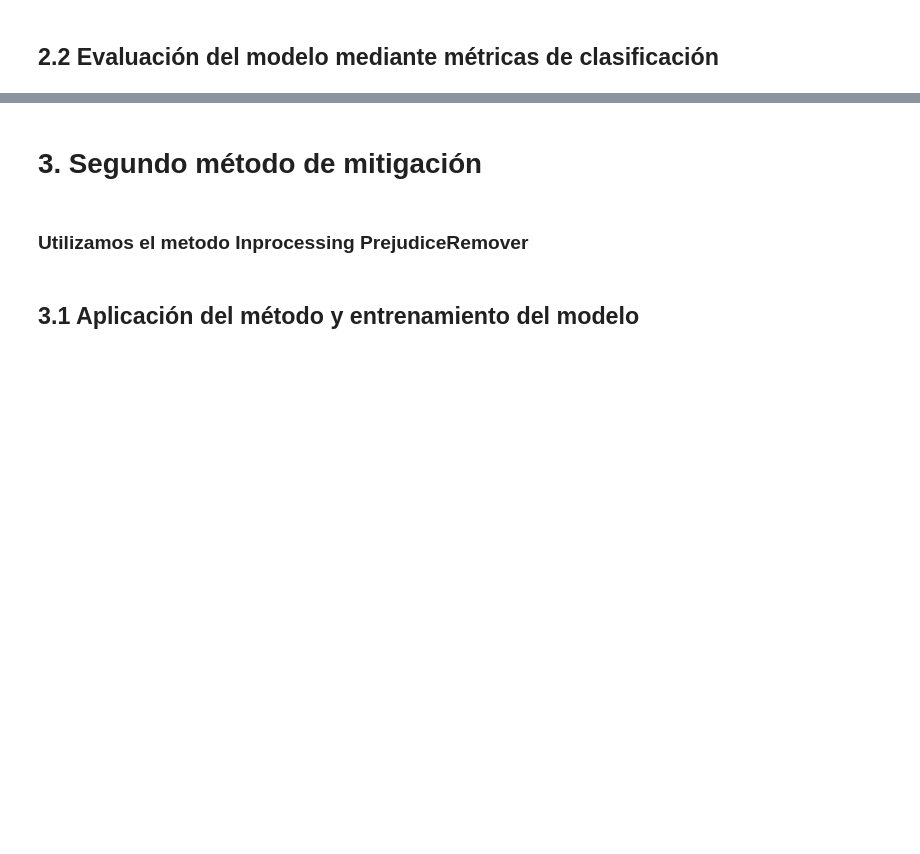
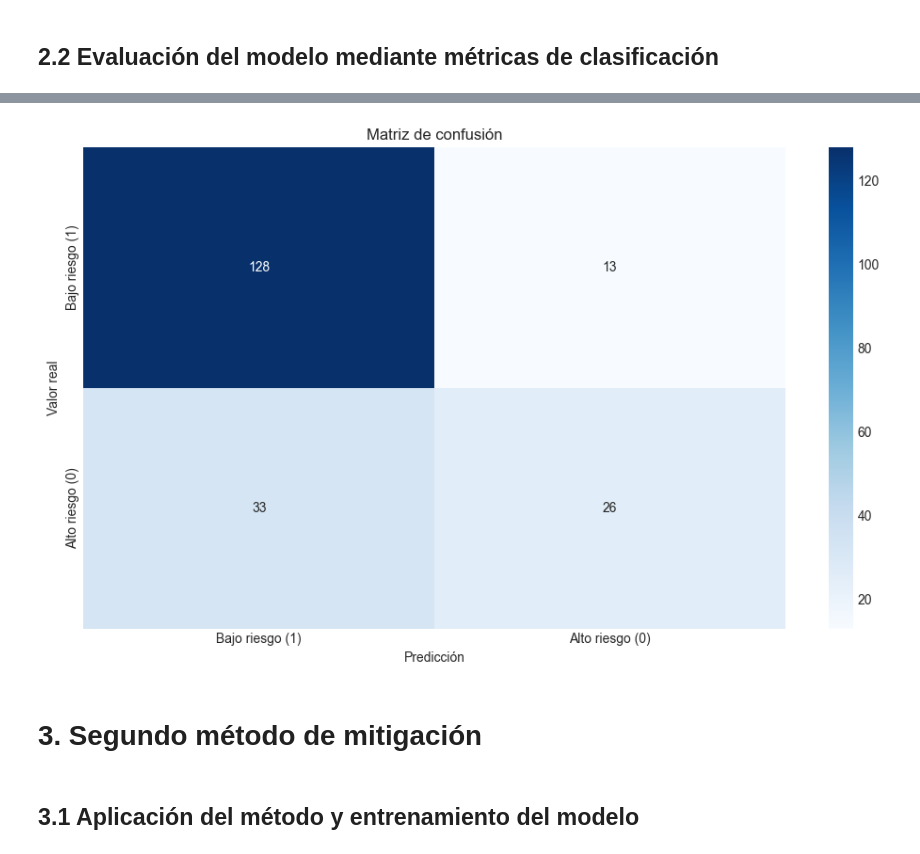
Before and after one commit to Gerardo1909/tpfinal_equidad, a Jupyter notebook: tp_final_fairness_ML/notebooks/05_modelo_mitigado.ipynb, the cells around one changed output, grey strips where cells are left out. Drawn from its saved outputs; the diff is of its cells as text; code cells hidden in the pictures; blank space fills up the shorter version.

```diff
--- a/tp_final_fairness_ML/notebooks/05_modelo_mitigado.ipynb
+++ b/tp_final_fairness_ML/notebooks/05_modelo_mitigado.ipynb
@@ -63,15 +40,0 @@ Distribución de clases en el conjunto de prueba: [ 59 141]
-# %%
-from holisticai.bias.metrics import classification_bias_metrics
-from sklearn.preprocessing import StandardScaler
-from holisticai.pipeline import Pipeline
-from sklearn.linear_model import LogisticRegression
-
-# Normalizamos los datos
-scaler = StandardScaler()
-X_train_scaled = scaler.fit_transform(X_train)
-X_test_scaled = scaler.transform(X_test)
-
-modelo = LogisticRegression(random_state=42, max_iter=1000)
-modelo.fit(X_train_scaled, y_train)
-
-y_pred_test = modelo.predict(X_test_scaled)
@@ -104,20 +41,31 @@ Baseline accuracy: 0.7650
 # %%
 from holisticai.bias.mitigation import CorrelationRemover
+
 mitigator = CorrelationRemover()
+
+metrics = {}
+
 model = LogisticRegression(random_state=42, max_iter=1000)
 
-pipeline = Pipeline(steps=[('scalar', StandardScaler()), ("bm_preprocessing", mitigator), ("estimator", model),])
+pipeline = Pipeline(steps=[
+                     ('scaler', StandardScaler()),
+                     ("bm_preprocessing", mitigator),
+                     ("estimator", model),
+                     ])
+
 pipeline.fit(X_train, y_train, bm__group_a=X_train['genre_male'] == 1, bm__group_b=X_train['genre_male'] == 0)
 
 y_pred_pipeline = pipeline.predict(X_test, bm__group_a=X_test['genre_male'] == 1, bm__group_b=X_test['genre_male'] == 0)
 
-metrics_preprocessing_correlationRemover = classification_bias_metrics(X_test['genre_male']==1, X_test['genre_male']==0, y_pred_pipeline, y_test, metric_type='both')
-
-accuracy_preprocessing_correlationRemover = accuracy_score(y_test, y_pred_pipeline)
+metrics_preprocessing_correlationRemover = classification_bias_metrics(
+    X_test['genre_male']==1,
+    X_test['genre_male']==0,
+    y_pred_pipeline,
+    y_test,
+    metric_type='both')
 
 metrics['CorrelationRemover'] = metrics_preprocessing_correlationRemover
 print(metrics_preprocessing_correlationRemover)
-print(f"Preprocessing model accuracy: {accuracy_preprocessing_correlationRemover:.4f}")
 # %% [output]
                                        Value  Reference
 Metric
@@ -138,7 +96,9 @@ Preprocessing model accuracy: 0.7700
+# %%
+graficar_matriz_de_confusion(y_test, y_pred_pipeline)
+# %% [output]
+[figure, added]
 # %% [markdown]
 # 3. Segundo método de mitigación
-# %% [markdown]
-### Utilizamos el metodo Inprocessing PrejudiceRemover
 # %% [markdown]
 ## 3.1 Aplicación del método y entrenamiento del modelo
 # %%
```
Also changed, not shown: parts of 17 cells of this notebook, 14 other files.
